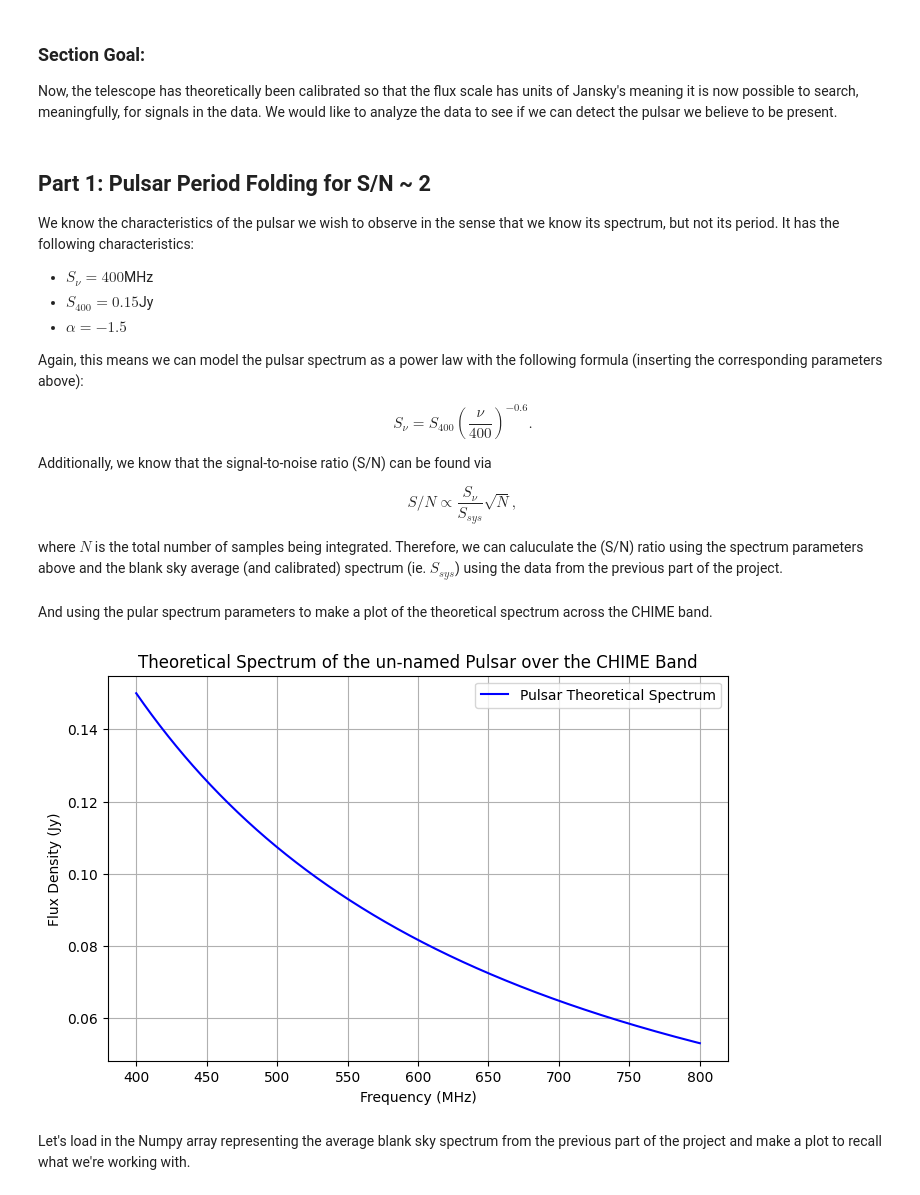
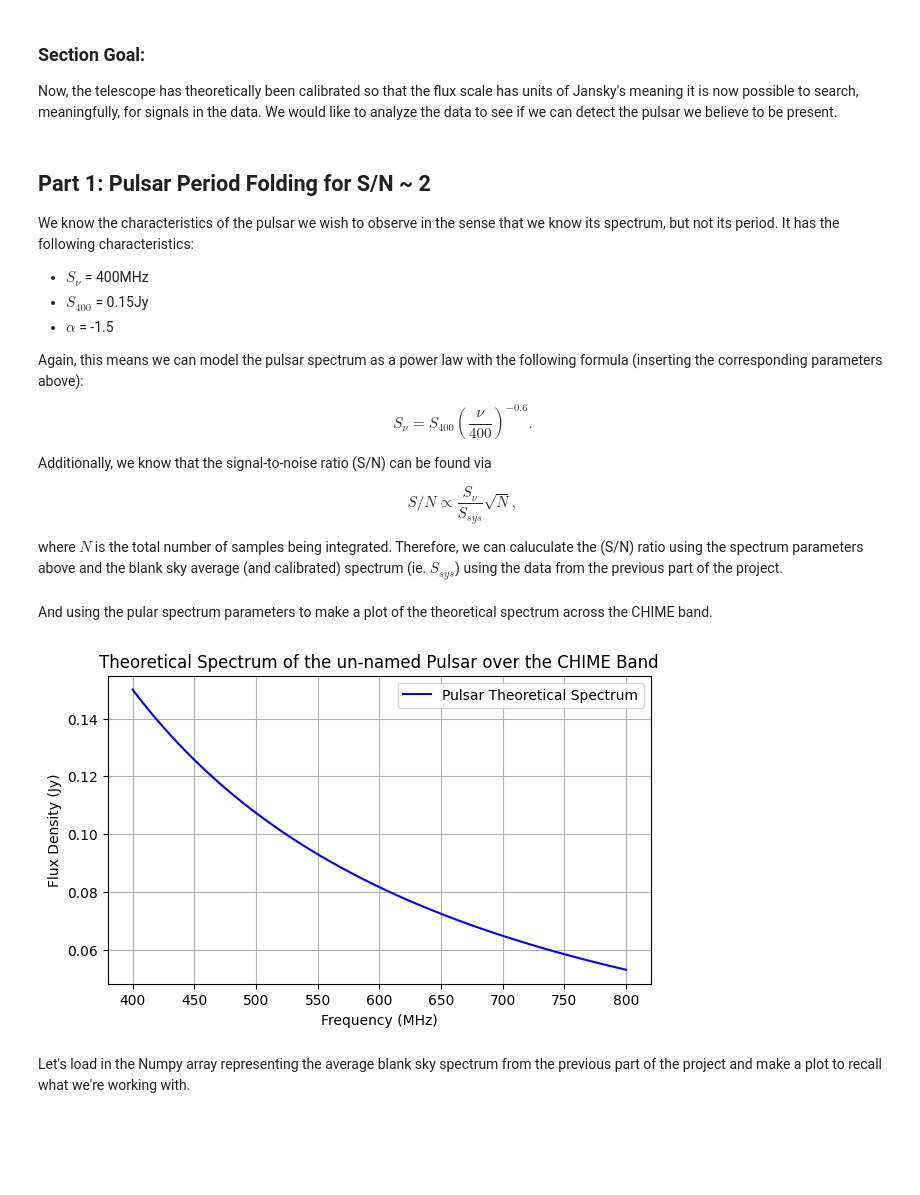
Before and after one commit to mikejafs/phys_641, a Jupyter notebook: projects/p2/part2/Project2_part2.ipynb, the cells around one changed output. Cells and saved outputs as stored; diff of their text form; code cells hidden in the pictures; blank space fills up the shorter version.

```diff
--- a/projects/p2/part2/Project2_part2.ipynb
+++ b/projects/p2/part2/Project2_part2.ipynb
@@ -18,9 +16,9 @@ Now, the telescope has theoretically been calibrated so that the flux scale has
 
 We know the characteristics of the pulsar we wish to observe in the sense that we know its spectrum, but not its period. It has the following characteristics:
 
-- $S_{\nu} = 400$MHz
-- $S_{400} = 0.15$Jy
-- $\alpha = -1.5$
+- $S_{\nu}$ = 400MHz
+- $S_{400}$ = 0.15Jy
+- $\alpha$ = -1.5
 
 Again, this means we can model the pulsar spectrum as a power law with the following formula (inserting the corresponding parameters above):
 
@@ -58,28 +56,28 @@ And using the pular spectrum parameters to make a plot of the theoretical spectr
 # %%
 #Flux params of our calibrator source
 alpha = -1.5
 S400 = 0.15
 
 #array of CHIME frequencies
 #We go from 800 -> 400 to construct a theoretical flux array that is indexed
 # in the same way. This way our theoretical flux array matches the indexing
 # of the measured data set that has the frequencies in a decending order.
 chime_freqs = np.linspace(400, 800, 1024)
 
 #Calculate the theoretical flux at ehach frequency
 flux_theory = theoretical_spectrum(chime_freqs, alpha, S400)
 
 #Plot the theoretical spectrum
-plt.figure(figsize=(8, 5))
+plt.figure(figsize=(7, 4))
 plt.plot(chime_freqs, flux_theory, label='Pulsar Theoretical Spectrum', color='blue')
 plt.xlabel('Frequency (MHz)')
 plt.ylabel('Flux Density (Jy)')
 plt.title('Theoretical Spectrum of the un-named Pulsar over the CHIME Band')
 plt.legend()
 plt.grid(True)
 plt.show()
 # %% [output]
-[figure, old version]
+[figure, new version]
 # %% [markdown]
 Let's load in the Numpy array representing the average blank sky spectrum from the previous part of the project and make a plot to recall what we're working with.
 # %%
```
Also changed, not shown: parts of 57 cells of this notebook, 5 other files.
